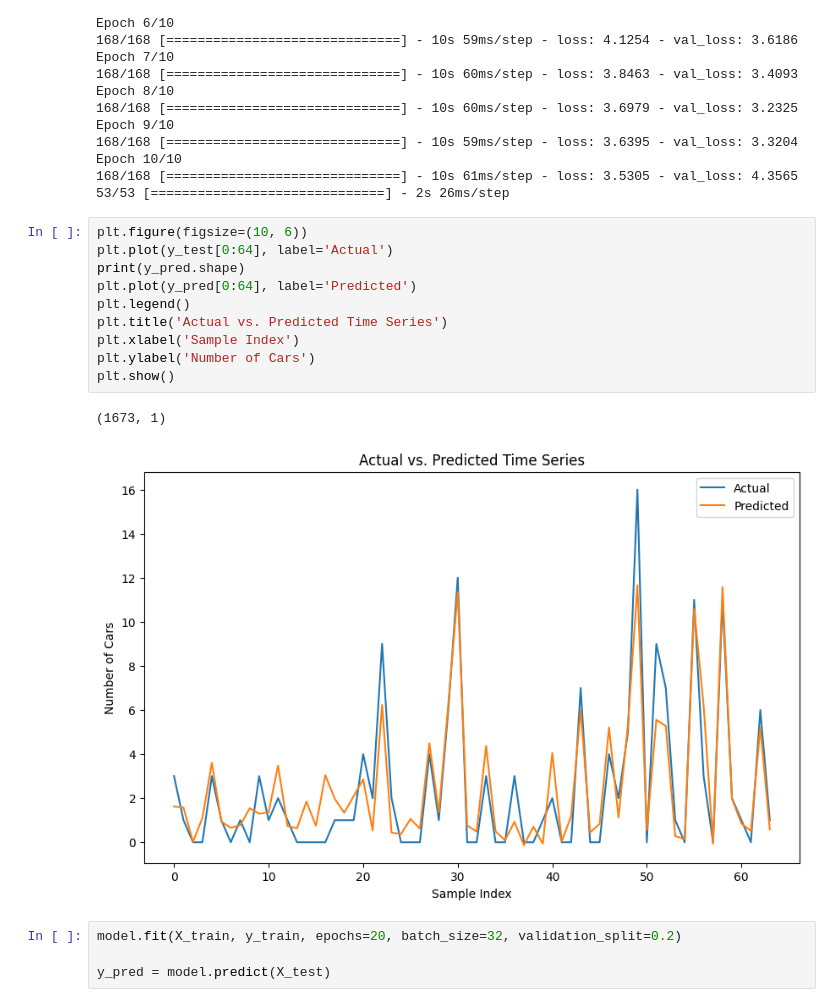
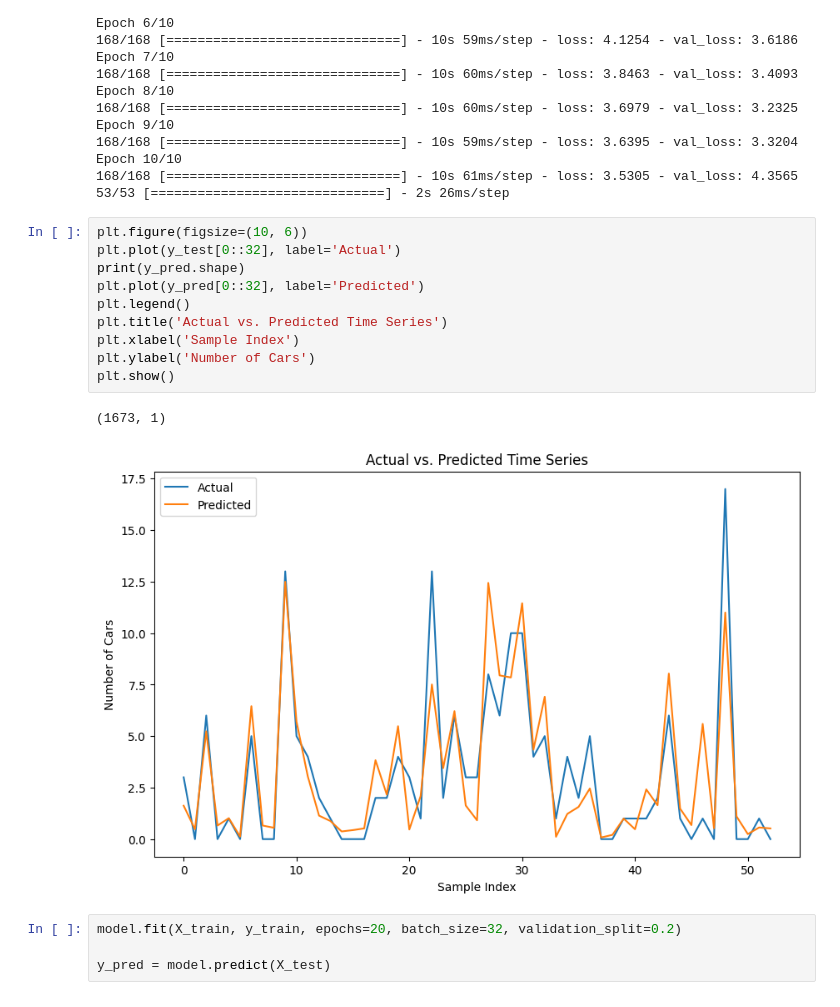
Before and after one commit to amcspps/n-n-cars-prediction, a Jupyter notebook: time-series.ipynb, the cells around one changed output. Drawn from its saved outputs; the diff is of its cells as text.

Commit message:
plot upd

```diff
--- a/time-series.ipynb
+++ b/time-series.ipynb
@@ -95,17 +93,17 @@ Epoch 10/10
 53/53 [==============================] - 2s 26ms/step
 # %%
 plt.figure(figsize=(10, 6))
-plt.plot(y_test[0:64], label='Actual')
+plt.plot(y_test[0::32], label='Actual')
 print(y_pred.shape)
-plt.plot(y_pred[0:64], label='Predicted')
+plt.plot(y_pred[0::32], label='Predicted')
 plt.legend()
 plt.title('Actual vs. Predicted Time Series')
 plt.xlabel('Sample Index')
 plt.ylabel('Number of Cars')
 plt.show()
 # %% [output]
 (1673, 1)
-[figure, old version]
+[figure, new version]
 # %%
 model.fit(X_train, y_train, epochs=20, batch_size=32, validation_split=0.2)
 
```
Also changed, not shown: parts of 3 cells of this notebook, 1 other file.
